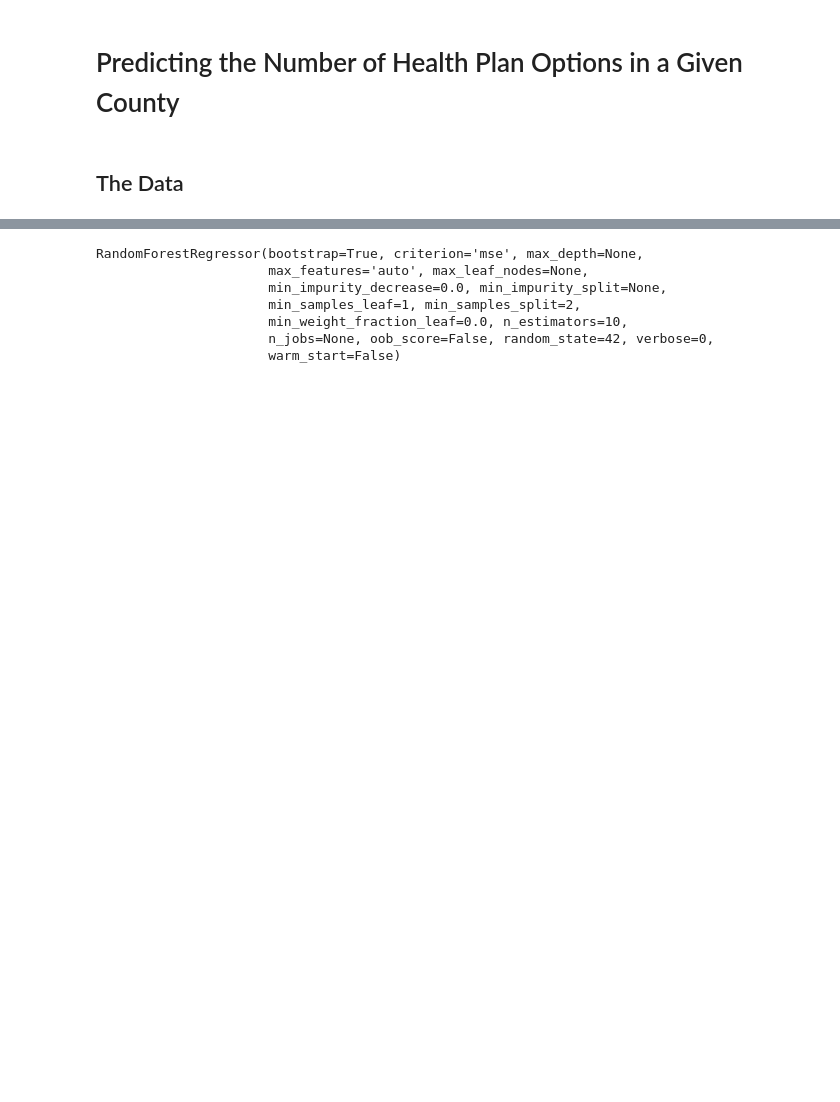
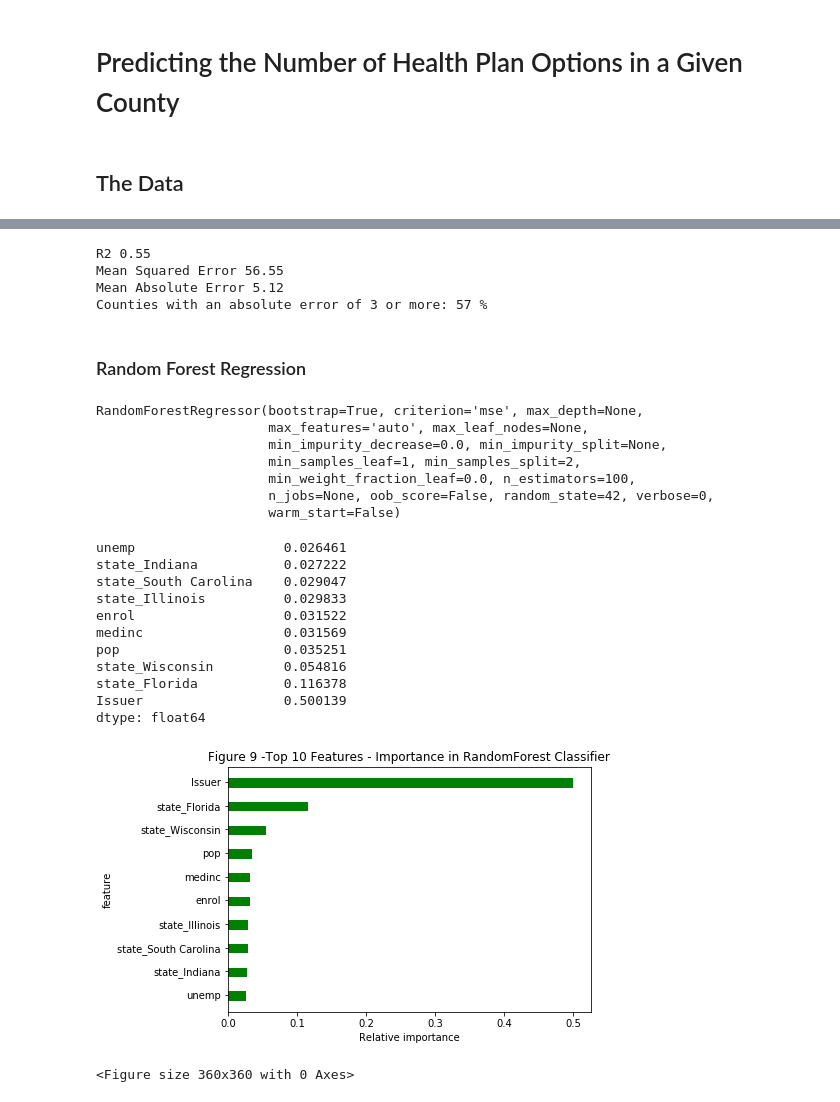
Before and after one commit to lg-42/Springboard_projects, a Jupyter notebook: CaptsonePr1/Capstone 1 - Prediction.ipynb, the cells around one changed output, grey strips where cells are left out. Saved outputs shown, nothing was run; the diff lists cells and outputs as text; code cells hidden in the pictures; blank space fills up the shorter version.

```diff
--- a/CaptsonePr1/Capstone 1 - Prediction.ipynb
+++ b/CaptsonePr1/Capstone 1 - Prediction.ipynb
@@ -134,19 +211,76 @@ Pparty_Independent       -5.899188e+00 -3.707951e+00  7.406267e-07
+# %%
+# Use the Model to Predict the Test set and Evaluate the fit
+YP_test_pred = dt_mod.predict(XP_test)
+
+# Calculate the errors
+errors = YP_test_pred.reshape(len(YP_test_pred),1) - YP_test
+
+# Print R2
+print("R2 %0.2f" % dt_mod.score(XP_test, YP_test))
+
+# Print the mean squared error (MSE) in number of plans unit
+print("Mean Squared Error %0.2f" % (errors**2).mean())
+print("Mean Absolute Error %0.2f" % abs(errors).mean())
+
+# Consider an error larger than 3 (3 plan options) to be a large error (20% of the mean)
+lrg_error = abs(errors)>=3
+perc_lrg_errors = sum(lrg_error)/len(lrg_error)*100
+print('Counties with an absolute error of 3 or more: %2.0f' % perc_lrg_errors,"%")
+# %% [output]
+R2 0.55
+Mean Squared Error 56.55
+Mean Absolute Error 5.12
+Counties with an absolute error of 3 or more: 57 %
+# %% [markdown]
+### Random Forest Regression
 # %%
 # Fit Random Forest Regression
 
 # Train the Model
-X_train, X_test, Y_train, Y_test = train_test_split(X.to_numpy(), Y.to_numpy(), test_size = 0.3, random_state = 42)
+XP_train, XP_test, YP_train, YP_test = train_test_split(XP.to_numpy(), YP.to_numpy(), test_size = 0.3, random_state = 11)
 
-rf_mod = RandomForestRegressor(n_estimators = 10, random_state = 42)
-rf_mod.fit(X_train,Y_train.ravel())
+rf_mod = RandomForestRegressor(n_estimators = 100, max_features='auto', random_state = 42)
+rf_mod.fit(XP_train,YP_train.ravel())
 # %% [output]
 RandomForestRegressor(bootstrap=True, criterion='mse', max_depth=None,
                       max_features='auto', max_leaf_nodes=None,
                       min_impurity_decrease=0.0, min_impurity_split=None,
                       min_samples_leaf=1, min_samples_split=2,
-                      min_weight_fraction_leaf=0.0, n_estimators=10,
+                      min_weight_fraction_leaf=0.0, n_estimators=100,
                       n_jobs=None, oob_score=False, random_state=42, verbose=0,
                       warm_start=False)
+# %%
+#modelname.feature_importance_
+y_fi = pd.Series(rf_mod.feature_importances_,index=XP.columns)
+y_fi_top10 = y_fi.sort_values()[-10:]
+print(y_fi_top10)
+#plot
+fig, ax = plt.subplots()
+width = 0.4 # the width of the bars
+ind = np.arange(len(y_fi_top10)) # the x locations for the groups
+ax.barh(ind, y_fi_top10, width, color='green')
+ax.set_yticks(ind+width/10)
+ax.set_yticklabels(y_fi_top10.index, minor=False)
+plt.title('Figure 9 -Top 10 Features - Importance in RandomForest Classifier')
+plt.xlabel('Relative importance')
+plt.ylabel('feature')
+plt.figure(figsize=(5,5))
+fig.set_size_inches(6.5, 4.5, forward=True)
+plt.savefig("In Depth-RandomForestFeatures.png")
+# %% [output]
+unemp                   0.026461
+state_Indiana           0.027222
+state_South Carolina    0.029047
+state_Illinois          0.029833
+enrol                   0.031522
+medinc                  0.031569
+pop                     0.035251
+state_Wisconsin         0.054816
+state_Florida           0.116378
+Issuer                  0.500139
+dtype: float64
+[figure, added]
+<Figure size 360x360 with 0 Axes>
 # %%
 # Use the Model to Predict the Test set and Evaluate the fit
 
```
Also changed, not shown: parts of 21 cells of this notebook.
